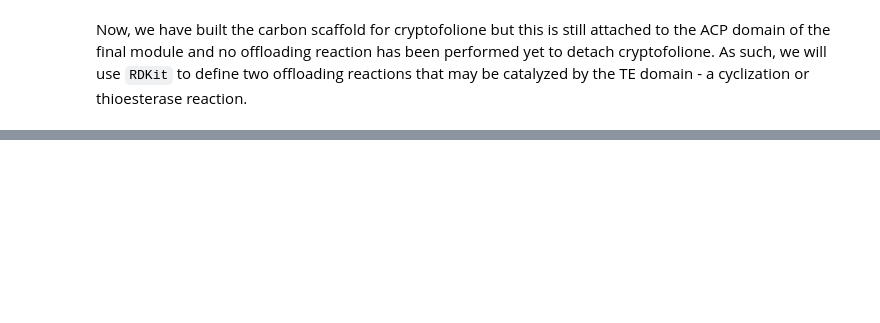
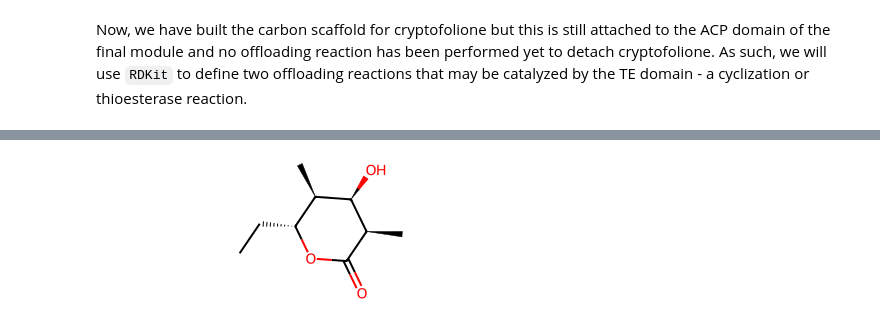
Before and after one commit to yashchainani21/RetroTideV2, a Jupyter notebook: notebooks/nb_01_RetroTide_basics.ipynb, the cells around one changed output, grey strips where cells are left out. Saved outputs shown, nothing was run; the diff lists cells and outputs as text; code cells hidden in the pictures; blank space fills up the shorter version.

```diff
--- a/notebooks/nb_01_RetroTide_basics.ipynb
+++ b/notebooks/nb_01_RetroTide_basics.ipynb
@@ -234,0 +334,4 @@ _pks_release_reaction('cyclization', cryptofolione)
+# %%
+_pks_release_reaction(pks_release_mechanism = "cyclization", bound_product_mol = product_mol)
+# %% [output]
+[figure, added]
```
Also changed, not shown: parts of 25 cells of this notebook.
